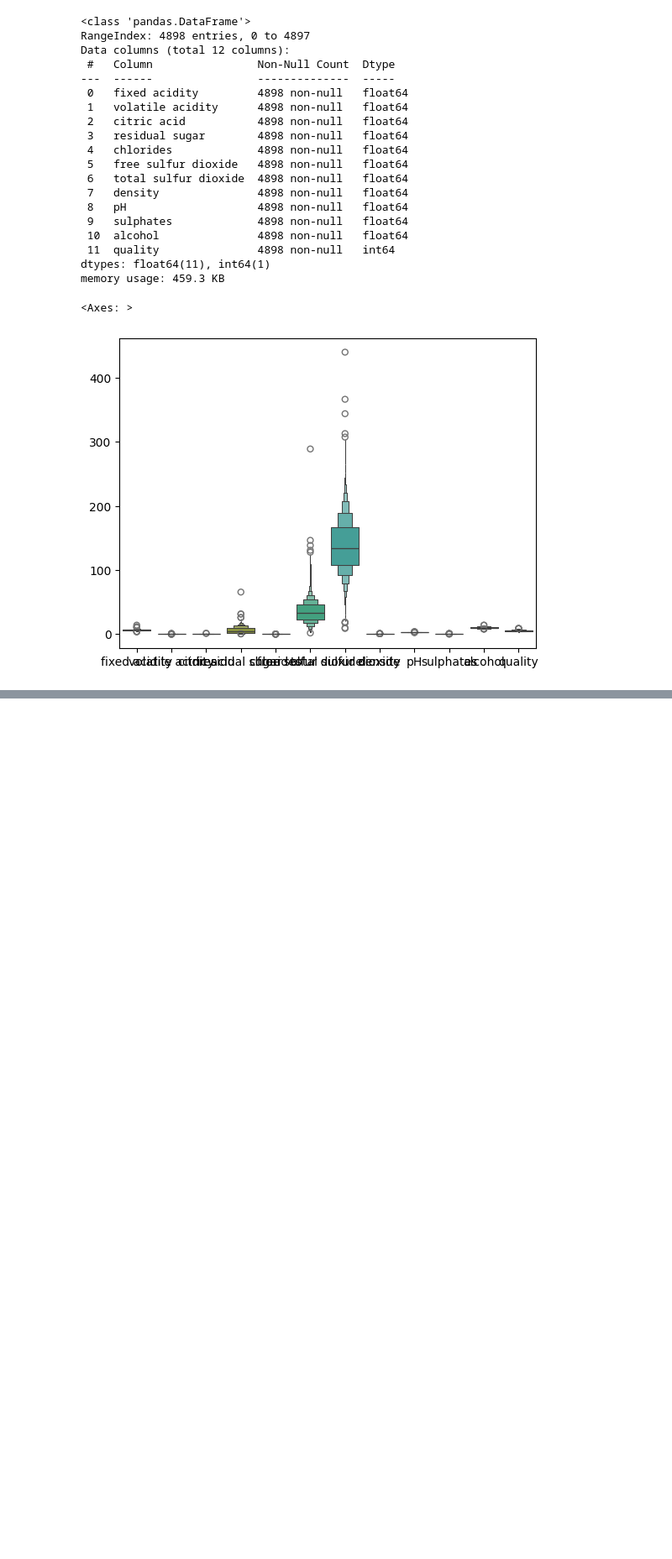
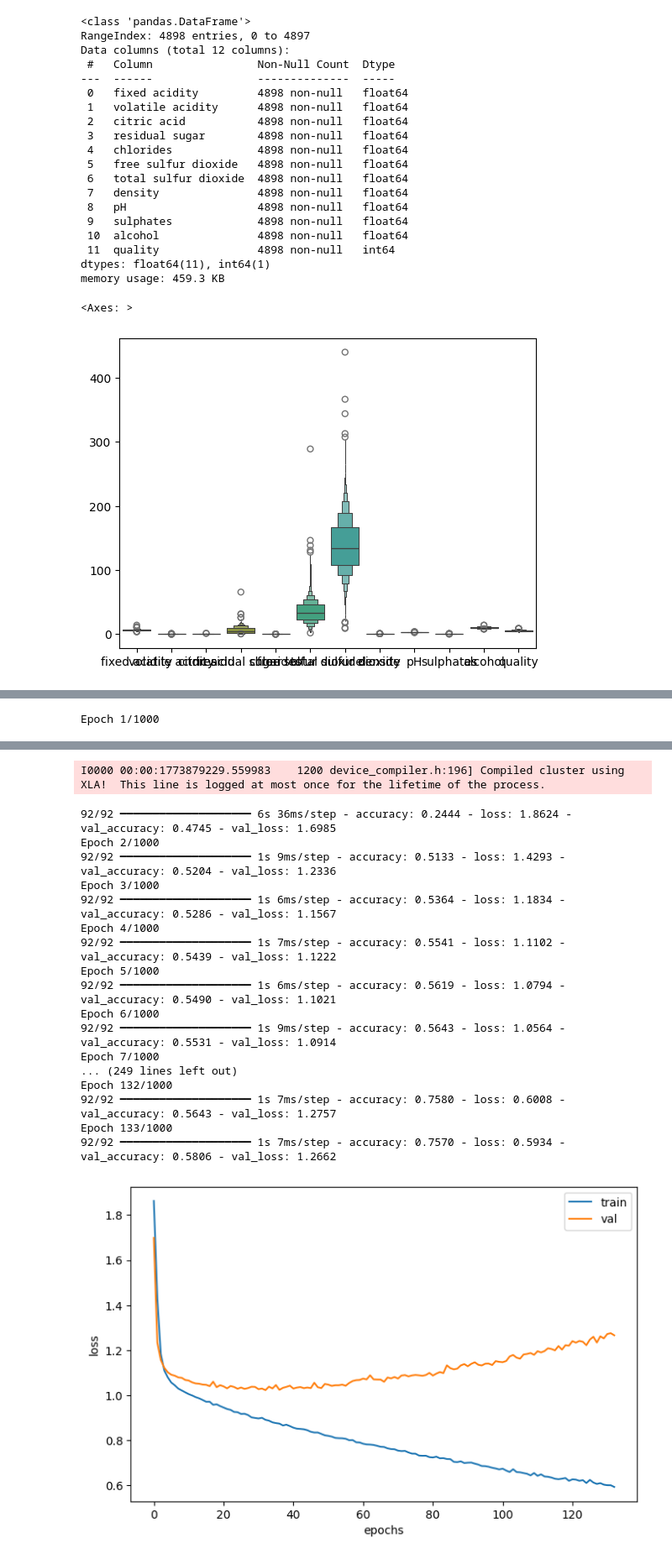
Before and after one commit to mandongs/fintech4, a Jupyter notebook: 07DeepLearning/04다중클래스분류_callback사용해 과적합 막고 최고 성능 모델 저장하기.ipynb, the cells around one changed output, grey strips where cells are left out. Shown at 84% size. Drawn from its saved outputs; the diff is of its cells as text; code cells hidden in the pictures; blank space fills up the shorter version.

```diff
--- a/07DeepLearning/04다중클래스분류_callback사용해 과적합 막고 최고 성능 모델 저장하기.ipynb
+++ b/07DeepLearning/04다중클래스분류_callback사용해 과적합 막고 최고 성능 모델 저장하기.ipynb
@@ -51,0 +67,3 @@ data['quality']
+# %%
+X_train, X_temp, y_train, y_temp = train_test_split(X, y, test_size=0.4, stratify=y, random_state=42)
+X_valid, X_test, y_valid, y_test = train_test_split(X_temp, y_temp, test_size=0.5, stratify=y_temp, random_state=42)
@@ -51,0 +120,10 @@ data['quality']
+# %%
+rs = RobustScaler()
+rs_X_train = rs.fit_transform(X_train)
+rs_X_valid = rs.transform(X_valid)
+rs_X_test = rs.transform(X_test)
+# %%
+le = LabelEncoder()
+y_train = le.fit_transform(y_train)
+y_valid = le.transform(y_valid)
+y_test = le.transform(y_test)
@@ -51,0 +145,9 @@ data['quality']
+# %%
+n_class = len(np.unique(y_train))
+model = Sequential()
+model.add(Input(shape=(rs_X_train.shape[1], )))
+model.add(Dense(64, activation='relu'))
+model.add(Dense(32, activation='relu'))
+model.add(Dense(16, activation='relu'))
+model.add(Dense(n_class, activation='softmax'))
+model.summary()
@@ -51,0 +174,20 @@ data['quality']
+# %%
+model.compile(loss="sparse_categorical_crossentropy", optimizer='adam', metrics=['accuracy'])
+early_stop = EarlyStopping(patience=100, monitor="val_loss", restore_best_weights=True)
+os.makedirs("./model", exist_ok=True) # 디렉토리 자동 생성
+file_path = "./model/whitewine_best_model.keras" # 딥러닝으로 만든 모델 .keras
+checkpoint = ModelCheckpoint(filepath=file_path, save_best_only=True)
+history = model.fit(rs_X_train, y_train,
+                   epochs=1000,
+                   batch_size=32,
+                   validation_data=[rs_X_valid, y_valid],
+                   callbacks=[early_stop, checkpoint])
+plt.figure(figsize=(8,5))
+plt.plot(history.history['loss'])
+plt.plot(history.history['val_loss'])
+plt.xlabel('epochs')
+plt.ylabel('loss')
+plt.legend(['train', 'val'])
+plt.show()
+# %% [output]
+Epoch 1/1000
@@ -51,0 +199,19 @@ data['quality']
+I0000 00:00:1773879229.559983    1200 device_compiler.h:196] Compiled cluster using XLA!  This line is logged at most once for the lifetime of the process.
+92/92 ━━━━━━━━━━━━━━━━━━━━ 6s 36ms/step - accuracy: 0.2444 - loss: 1.8624 - val_accuracy: 0.4745 - val_loss: 1.6985
+Epoch 2/1000
+92/92 ━━━━━━━━━━━━━━━━━━━━ 1s 9ms/step - accuracy: 0.5133 - loss: 1.4293 - val_accuracy: 0.5204 - val_loss: 1.2336
+Epoch 3/1000
+92/92 ━━━━━━━━━━━━━━━━━━━━ 1s 6ms/step - accuracy: 0.5364 - loss: 1.1834 - val_accuracy: 0.5286 - val_loss: 1.1567
+Epoch 4/1000
+92/92 ━━━━━━━━━━━━━━━━━━━━ 1s 7ms/step - accuracy: 0.5541 - loss: 1.1102 - val_accuracy: 0.5439 - val_loss: 1.1222
+Epoch 5/1000
+92/92 ━━━━━━━━━━━━━━━━━━━━ 1s 6ms/step - accuracy: 0.5619 - loss: 1.0794 - val_accuracy: 0.5490 - val_loss: 1.1021
+Epoch 6/1000
+92/92 ━━━━━━━━━━━━━━━━━━━━ 1s 9ms/step - accuracy: 0.5643 - loss: 1.0564 - val_accuracy: 0.5531 - val_loss: 1.0914
+Epoch 7/1000
+... (249 lines left out)
+Epoch 132/1000
+92/92 ━━━━━━━━━━━━━━━━━━━━ 1s 7ms/step - accuracy: 0.7580 - loss: 0.6008 - val_accuracy: 0.5643 - val_loss: 1.2757
+Epoch 133/1000
+92/92 ━━━━━━━━━━━━━━━━━━━━ 1s 7ms/step - accuracy: 0.7570 - loss: 0.5934 - val_accuracy: 0.5806 - val_loss: 1.2662
+[figure, added]
```
Also changed, not shown: parts of 30 cells of this notebook, 4 other files.
